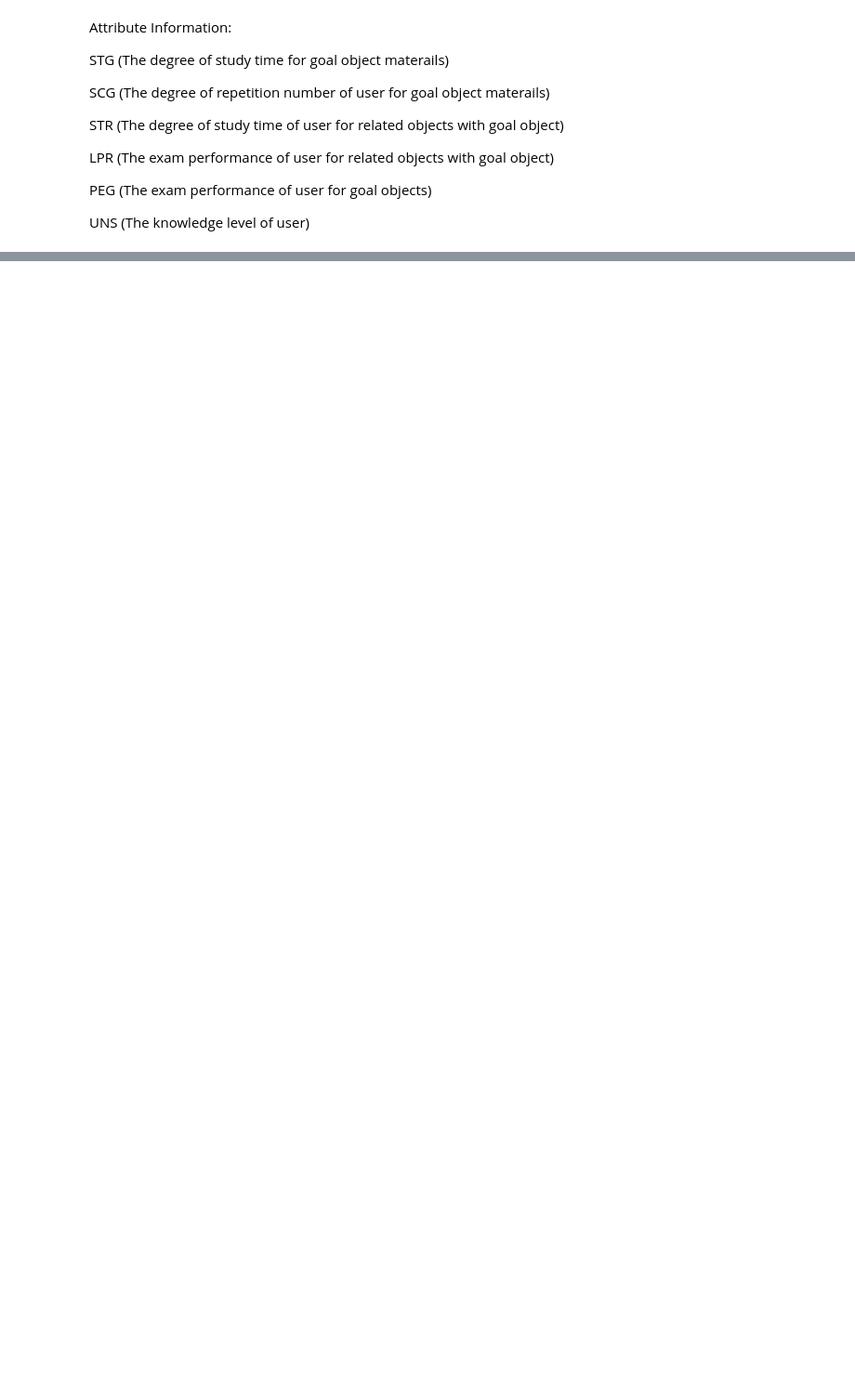
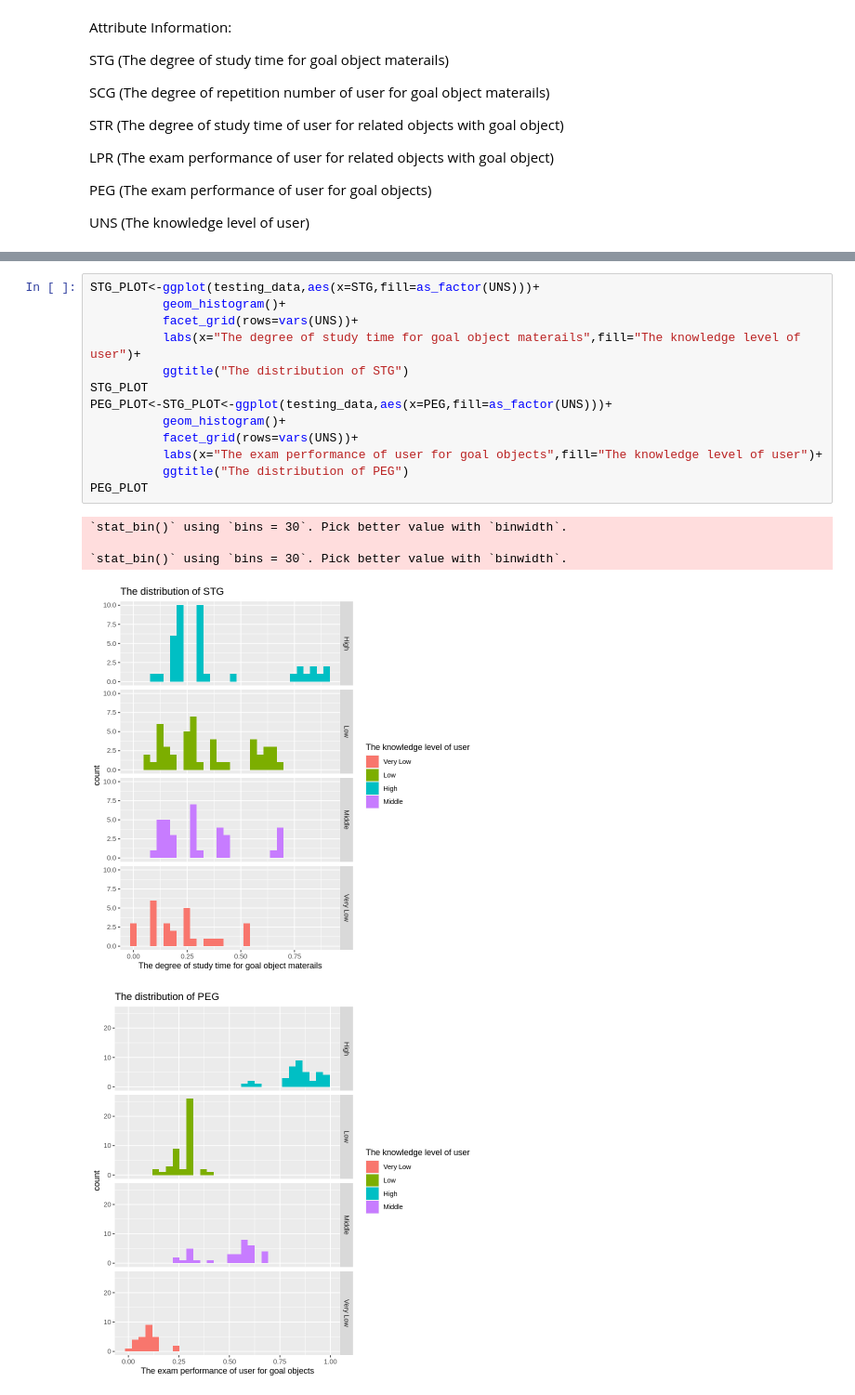
Before and after one commit to kellylee123/dsci-100-2022w1-group-41, a Jupyter notebook: Proposal.ipynb, the cells around one changed output, grey strips where cells are left out. Shown: that part at 93% size. Cells and saved outputs as stored; diff of their text form; blank space fills up the shorter version.

Commit message:
update exploratory data analysis

```diff
--- a/Proposal.ipynb
+++ b/Proposal.ipynb
@@ -110,0 +100,19 @@ A tibble: 145 × 6
+# %%
+STG_PLOT<-ggplot(testing_data,aes(x=STG,fill=as_factor(UNS)))+
+          geom_histogram()+
+          facet_grid(rows=vars(UNS))+
+          labs(x="The degree of study time for goal object materails",fill="The knowledge level of user")+
+          ggtitle("The distribution of STG")
+STG_PLOT
+PEG_PLOT<-STG_PLOT<-ggplot(testing_data,aes(x=PEG,fill=as_factor(UNS)))+
+          geom_histogram()+
+          facet_grid(rows=vars(UNS))+
+          labs(x="The exam performance of user for goal objects",fill="The knowledge level of user")+
+          ggtitle("The distribution of PEG")
+PEG_PLOT
+# %% [output]
+`stat_bin()` using `bins = 30`. Pick better value with `binwidth`.
+
+`stat_bin()` using `bins = 30`. Pick better value with `binwidth`.
+[figure, added]
+[figure, added]
```
Also changed, not shown: parts of 5 cells of this notebook, 1 other file.
